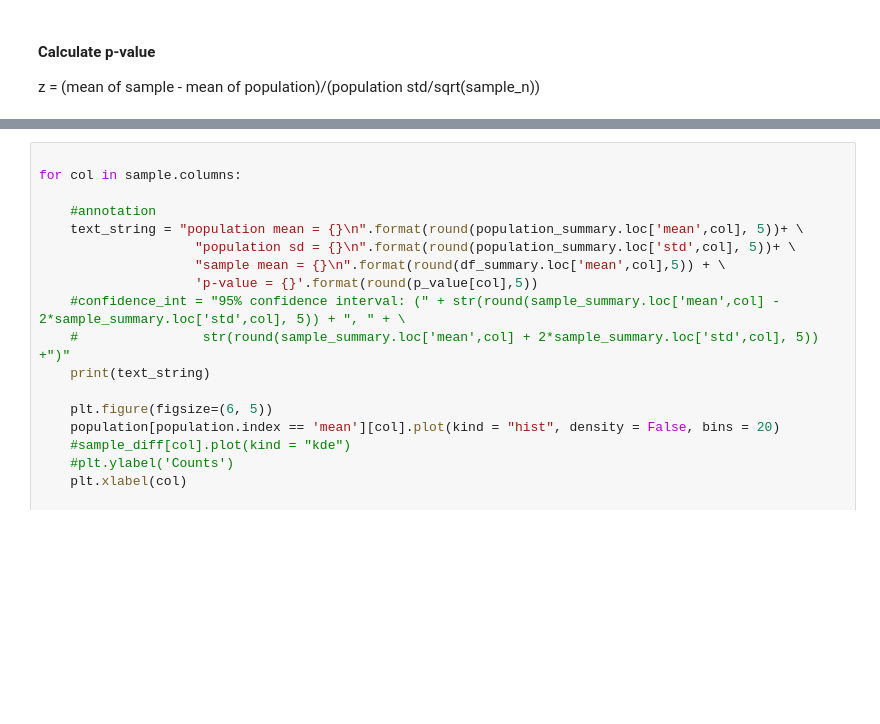
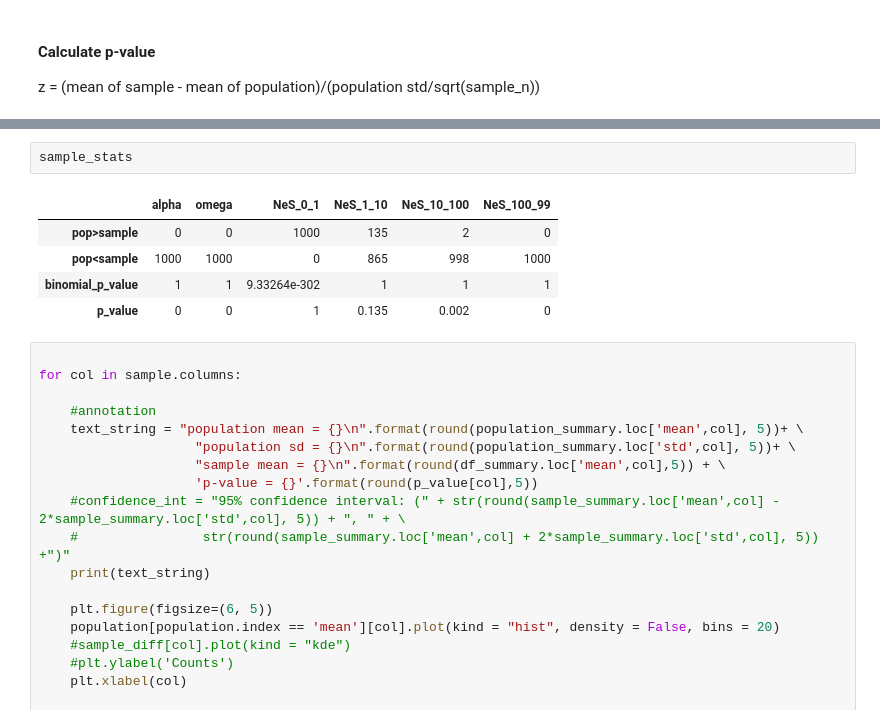
Before and after one commit to alicewchen/lipid_selection, a Jupyter notebook: analysis/06_dfe_alpha_output_analysis/Robs_bbstrap.ipynb, the cells around one changed output, grey strips where cells are left out. Cells and saved outputs as stored; diff of their text form; blank space fills up the shorter version.

```diff
--- a/analysis/06_dfe_alpha_output_analysis/Robs_bbstrap.ipynb
+++ b/analysis/06_dfe_alpha_output_analysis/Robs_bbstrap.ipynb
@@ -114,3 +123,11 @@ p_value['alpha']
+# %%
+sample_stats
+# %% [output]
+|  | alpha | omega | NeS_0_1 | NeS_1_10 | NeS_10_100 | NeS_100_99 |
+| pop>sample | 0 | 0 | 1000 | 135 | 2 | 0 |
+| pop<sample | 1000 | 1000 | 0 | 865 | 998 | 1000 |
+| binomial_p_value | 1 | 1 | 9.33264e-302 | 1 | 1 | 1 |
+| p_value | 0 | 0 | 1 | 0.135 | 0.002 | 0 |
 # %%
 
 for col in sample.columns:
```
Also changed, not shown: parts of 11 cells of this notebook.
